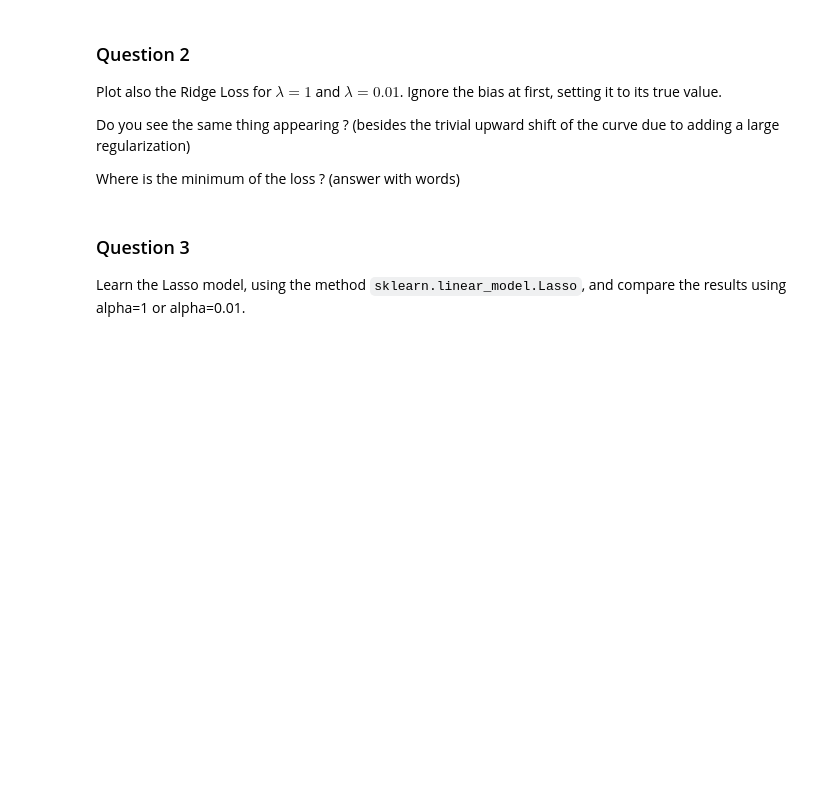
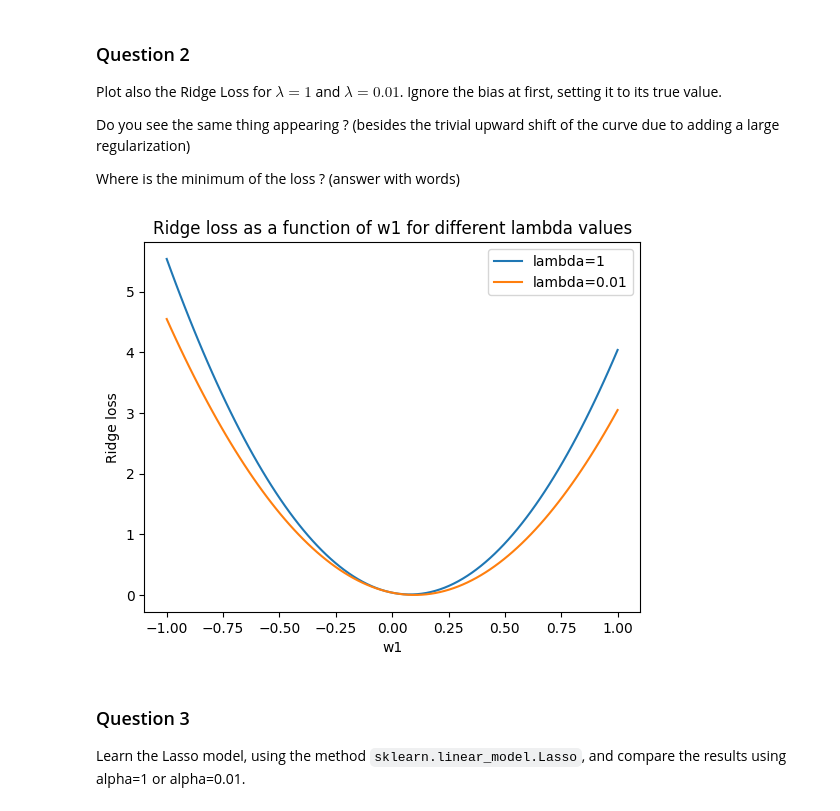
Before and after one commit to petkokp/m1-fpml, a Jupyter notebook: 3-overfitting+reguls/3.3.c-TP-toy example Lasso.ipynb, the cells around one changed output. Drawn from its saved outputs; the diff is of its cells as text; code cells hidden in the pictures; blank space fills up the shorter version.

Commit message:
tp 3 - plot ridge loss

```diff
--- a/3-overfitting+reguls/3.3.c-TP-toy example Lasso.ipynb
+++ b/3-overfitting+reguls/3.3.c-TP-toy example Lasso.ipynb
@@ -52,6 +52,26 @@ Plot also the Ridge Loss for $\lambda=1$ and $\lambda=0.01$. Ignore the bias at
 Do you see the same thing appearing ? (besides the trivial upward shift of the curve due to adding a large regularization)
 
 Where is the minimum of the loss ? (answer with words)
+# %%
+def ridge_loss(w1, lambda_, X, y, w0):
+    y_pred = w0 + w1 * X[:, 1]
+    return np.sum((y - y_pred) ** 2) / (2 * len(y)) + lambda_ * w1 ** 2
+
+lambda_1 = 1
+lambda_01 = 0.01
+
+loss_lambda_1 = [ridge_loss(w1, lambda_1, X, y, w0) for w1 in w1_values]
+loss_lambda_01 = [ridge_loss(w1, lambda_01, X, y, w0) for w1 in w1_values]
+
+plt.plot(w1_values, loss_lambda_1, label='lambda=1')
+plt.plot(w1_values, loss_lambda_01, label='lambda=0.01')
+plt.xlabel('w1')
+plt.ylabel('Ridge loss')
+plt.legend()
+plt.title('Ridge loss as a function of w1 for different lambda values')
+plt.show()
+# %% [output]
+[figure, added]
 # %% [markdown]
 ### Question 3
 Learn the Lasso model, using the method  `sklearn.linear_model.Lasso`, and compare the results using alpha=1 or alpha=0.01.
```
